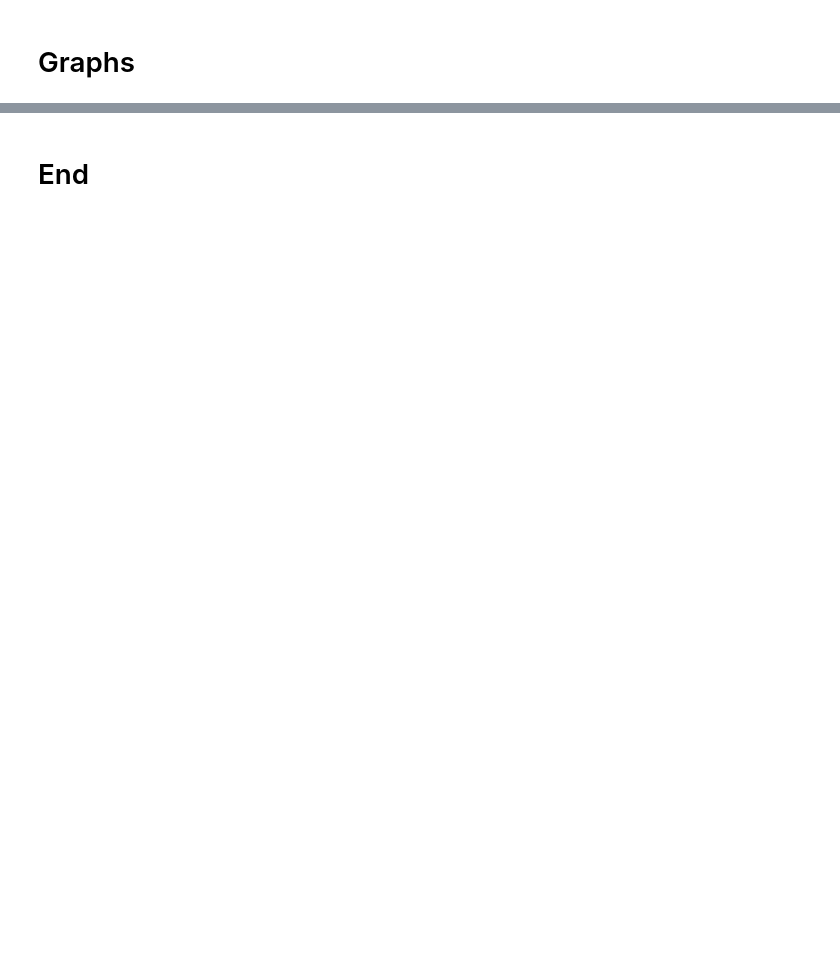
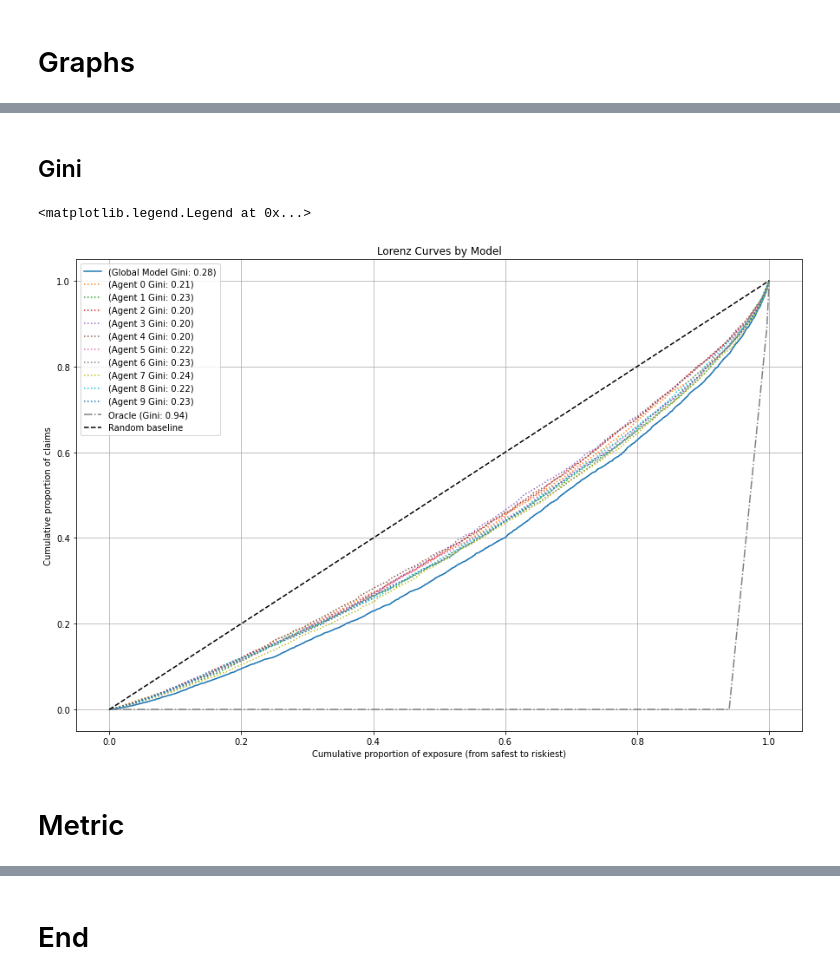
Before and after one commit to mw281685/IFoA-FL-WP, a Jupyter notebook: code/federated_learing_notebook_skorch n_jobs_ps_v8.4_graph.ipynb, the cells around one changed output, grey strips where cells are left out. Drawn from its saved outputs; the diff is of its cells as text; code cells hidden in the pictures; blank space fills up the shorter version.

```diff
--- a/code/federated_learing_notebook_skorch n_jobs_ps_v8.4_graph.ipynb
+++ b/code/federated_learing_notebook_skorch n_jobs_ps_v8.4_graph.ipynb
@@ -164,8 +167,6 @@ def load_model(agent=-1, num_features=39, num_units_1=20, num_units_2=60):
 # %%
-no_of_agents = 10
-
 agent_model_dictionary = {}
-for agents in range(no_of_agents):
+for agents in range(NUM_AGENTS):
     agent_model_dictionary["loaded_agent_{0}_model".format(agents)] = eval('load_model(agent='+str(agents)+')')
 # %% [markdown]
 Again can lookup each agent's model
@@ -370 +396,48 @@ for i in ['Area', 'VehPower', 'VehAge', 'DrivAge', 'BonusMalus', 'VehGas', 'Dens
 [figure]
+# %% [markdown]
+## Gini
+# %%
+fig, ax = plt.subplots(figsize=(15, 10))
+
+cum_exposure, cum_claims = utils.lorenz_curve(
+    df_test_pred['ClaimNb'], df_test_pred['ClaimNb_pred'], df_test_pred["Exposure"]
+)
+gini = 1 - 2 * auc(cum_exposure, cum_claims)
+label = "(Global Model Gini: {:.2f})".format(gini)
+ax.plot(cum_exposure, cum_claims, linestyle="-", label=label)
+
+num_agents=10
+
+for agents in range(NUM_AGENTS):
+    cum_exposure, cum_claims = utils.lorenz_curve(
+        df_test_pred['ClaimNb'], df_test_pred['ClaimNb_agent_'+str(agents)+'_pred'], df_test_pred["Exposure"]
+    )
+    gini = 1 - 2 * auc(cum_exposure, cum_claims)
+    label = '(Agent {} Gini: {:.2f})'.format(agents, gini)
+    plt.plot(cum_exposure, cum_claims, linestyle="dotted", label=label)
+
+# Oracle model: y_pred == y_test
+cum_exposure, cum_claims = utils.lorenz_curve(
+    df_test_pred['ClaimNb'], df_test_pred['ClaimNb'], df_test_pred["Exposure"]
+)
+gini = 1 - 2 * auc(cum_exposure, cum_claims)
+label = "Oracle (Gini: {:.2f})".format(gini)
+ax.plot(cum_exposure, cum_claims, linestyle="-.", color="gray", label=label)
+
+# Random Baseline
+ax.plot([0, 1], [0, 1], linestyle="--", color="black", label="Random baseline")
+ax.set(
+    title="Lorenz Curves by Model",
+    xlabel="Cumulative proportion of exposure (from safest to riskiest)",
+    ylabel="Cumulative proportion of claims",
+)
+
+plt.grid()
+ax.legend(loc="upper left")
+
+#plt.savefig(f'../ag_{ag}/' + 'lift_chart')
+# %% [output]
+<matplotlib.legend.Legend at 0x...>
+[figure, added]
+# %% [markdown]
+# Metric
```
Also changed, not shown: parts of 26 cells of this notebook.
